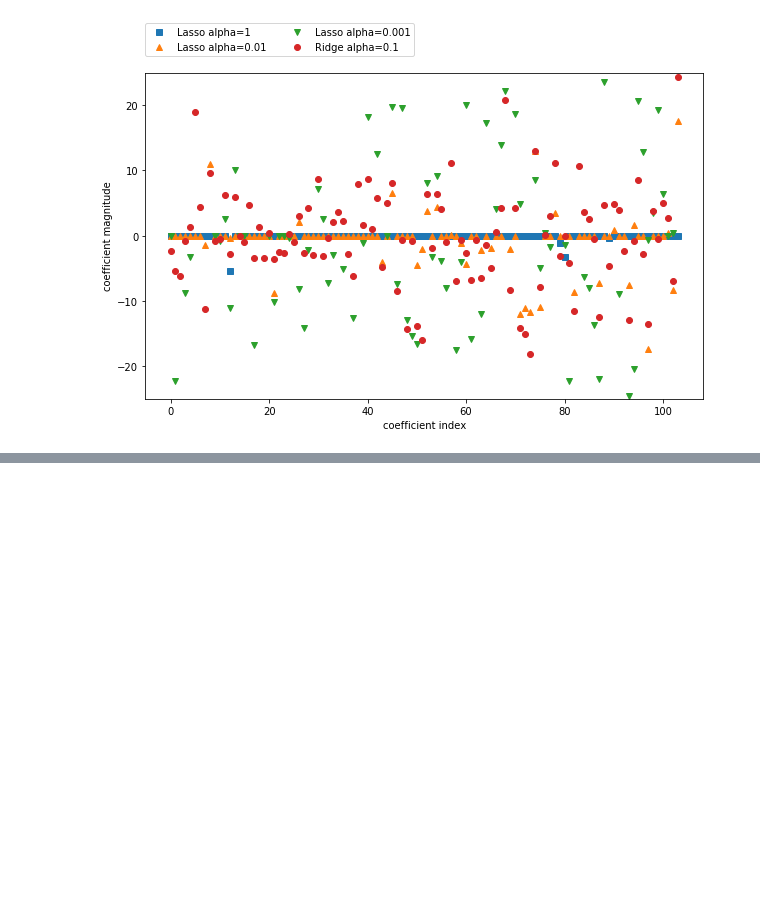
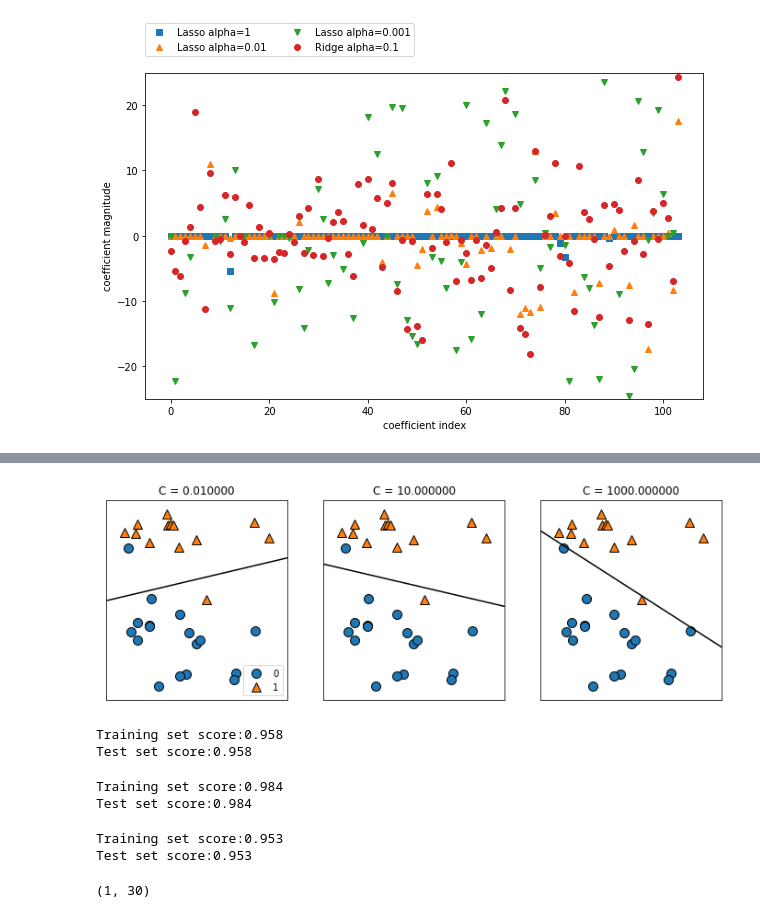
Before and after one commit to ZhangNeos/Scikit-Learn, a Jupyter notebook: 2. 监督学习.ipynb, the cells around one changed output, grey strips where cells are left out. Drawn from its saved outputs; the diff is of its cells as text; code cells hidden in the pictures; blank space fills up the shorter version.

```diff
--- a/2. 监督学习.ipynb
+++ b/2. 监督学习.ipynb
@@ -287,0 +306,40 @@ Text(0, 0.5, 'coefficient magnitude')
+# %%
+# 两个模型都默认使用L2正则化
+# 对于LogisticRegression和LinearSVC，决定正则化强度的权衡参数是C，C值越大，对应的正则化越弱
+mglearn.plots.plot_linear_svc_regularization()
+# %% [output]
+[figure, added]
+# %%
+#与回归的情况类似，用于分类的线性模型在低维空间看起来非常受限。但在高维空间中，线性模型将变得非常强大，
+#当考虑更多特征时，避免过拟合变得越来越重要
+
+from sklearn.datasets import load_breast_cancer
+cancer = load_breast_cancer()
+X_train, X_test, y_train, y_test = train_test_split(cancer.data, cancer.target, stratify=cancer.target, random_state=42)
+logreg = LogisticRegression(solver='lbfgs', max_iter=10000).fit(X_train, y_train)
+print('Training set score:{:.3f}'.format(logreg.score(X_train, y_train)))
+print('Test set score:{:.3f}'.format(logreg.score(X_train, y_train)))
+# %% [output]
+Training set score:0.958
+Test set score:0.958
+# %%
+# 由于训练集和测试集的性能非常接近，所以模型有可能是欠拟合的
+# 可以尝试增大C，降低正则化程度，获得更灵活的模型
+logreg100 = LogisticRegression(C=100, solver='lbfgs', max_iter=100000).fit(X_train, y_train)
+print('Training set score:{:.3f}'.format(logreg100.score(X_train, y_train)))
+print('Test set score:{:.3f}'.format(logreg100.score(X_train, y_train)))
+# %% [output]
+Training set score:0.984
+Test set score:0.984
+# %%
+# 探索使用正则化更强的模型
+logreg001 = LogisticRegression(C=0.01, solver='lbfgs', max_iter=10000).fit(X_train, y_train)
+print('Training set score:{:.3f}'.format(logreg001.score(X_train, y_train)))
+print('Test set score:{:.3f}'.format(logreg001.score(X_train, y_train)))
+# %% [output]
+Training set score:0.953
+Test set score:0.953
+# %%
+logreg.coef_.shape
+# %% [output]
+(1, 30)
```
Also changed, not shown: parts of 3 cells of this notebook.
